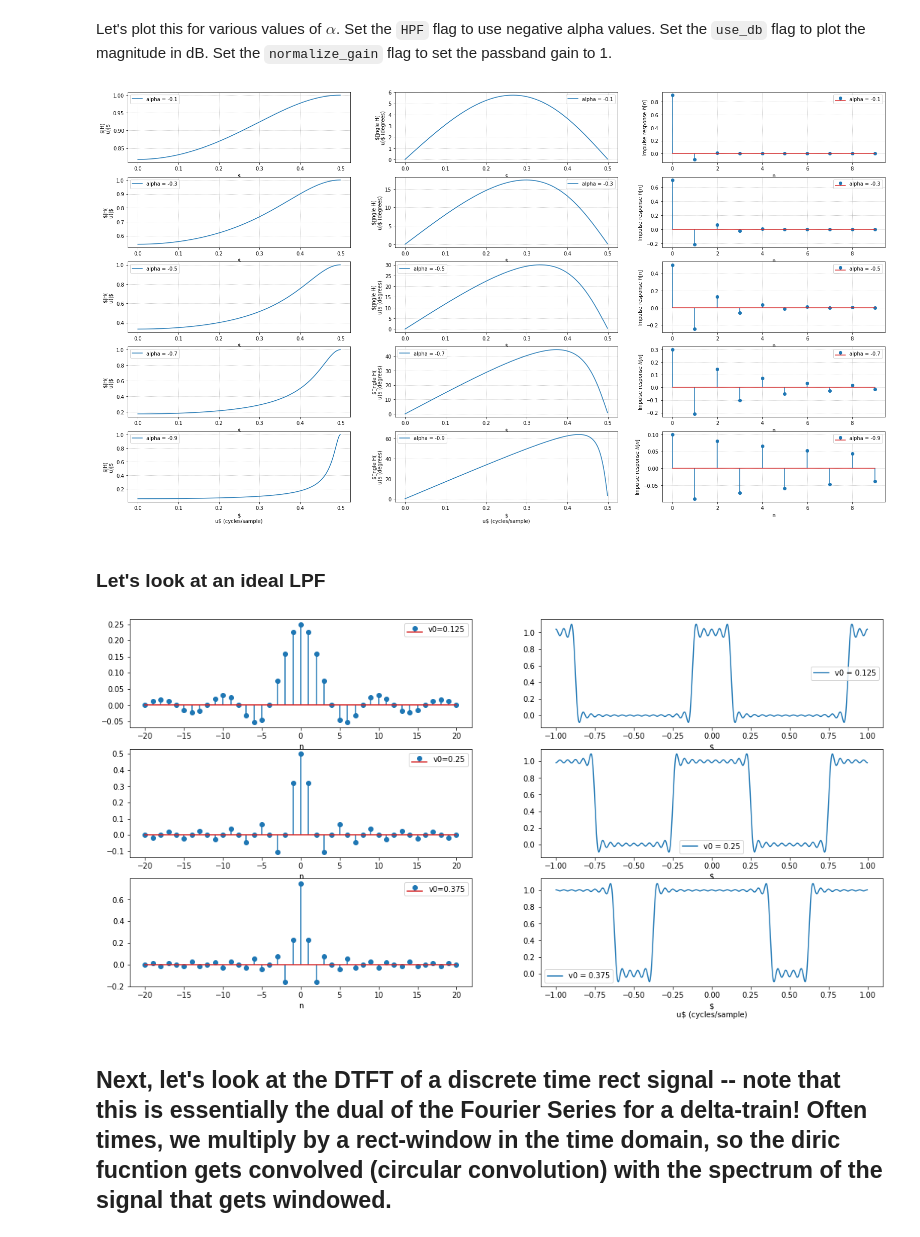
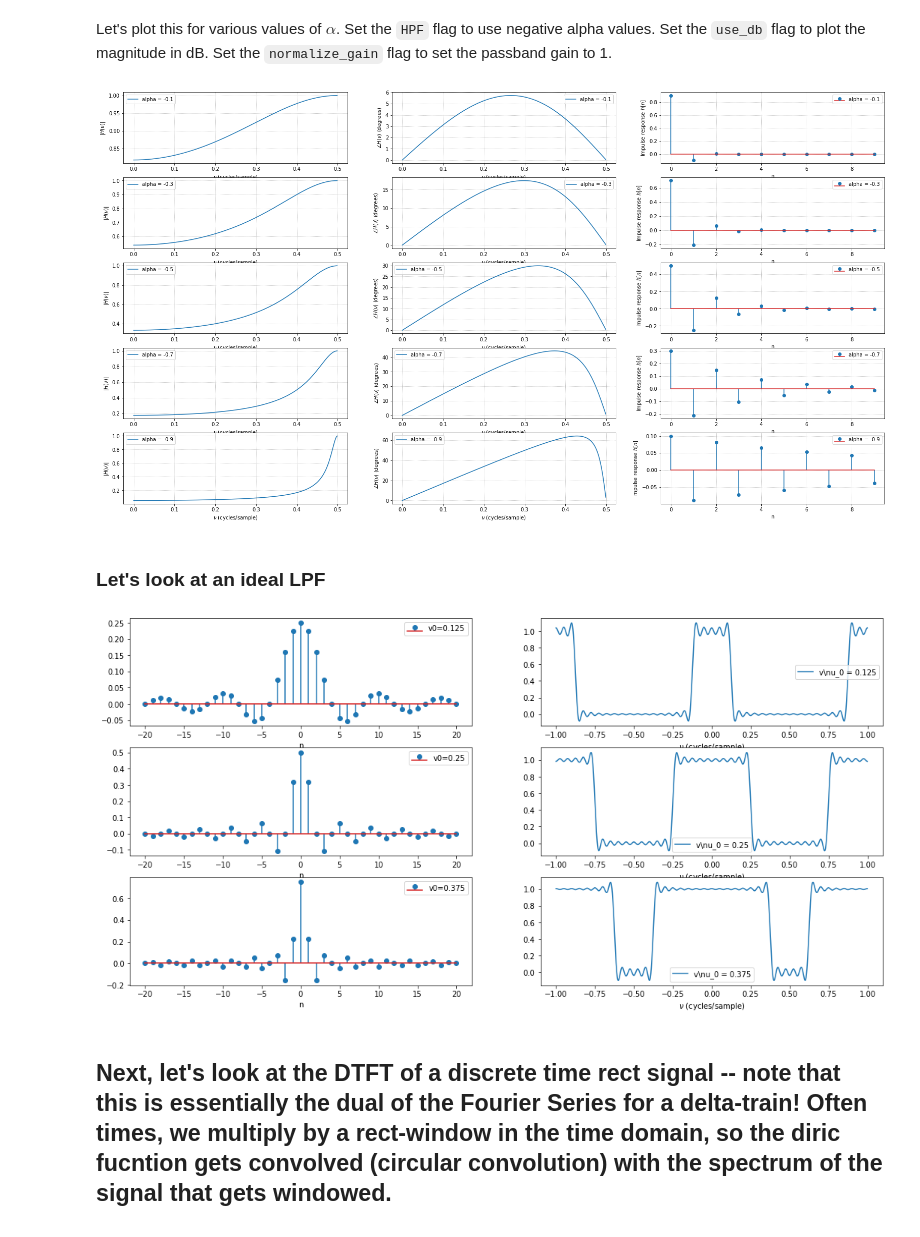
Before and after one commit to keithchugg/ee301_spring2021, a Jupyter notebook: lecture_examples/DTFT_examples.ipynb, the cells around one changed output. Drawn from its saved outputs; the diff is of its cells as text; code cells hidden in the pictures.

```diff
--- a/lecture_examples/DTFT_examples.ipynb
+++ b/lecture_examples/DTFT_examples.ipynb
@@ -32,39 +32,39 @@ v = np.arange(0, 0.5, 0.001)
 n_time = np.arange(10)
 
 if HPF:
     alphas *= -1
 
 db_tag = ''
 
 N_rows = len(alphas)
 fig, ax = plt.subplots(N_rows, 3, figsize=(27, N_rows * 3))
 
 for i, alpha in enumerate(alphas):
     H = H_AR1(v, alpha, normalize_gain=normalize_gain)
     h = alpha ** n_time
     if normalize_gain:
         h *= (1 - np.abs(alpha))
     H_mag = np.abs(H)
     if use_db:
         H_mag = 10 * np.log10(H_mag)
         db_tag = '(dB)'
     ax[i][0].plot(v, H_mag, label=f'alpha = {alpha}')
     ax[i][1].plot(v, np.unwrap(np.angle(H)) * (180 / np.pi), label=f'alpha = {alpha}')
     ax[i][2].stem(n_time, h, label=f'alpha = {alpha}')
 
-    ax[i][0].set_xlabel('$\nu$ (cycles/sample)')
-    ax[i][1].set_xlabel('$\nu$ (cycles/sample)')
+    ax[i][0].set_xlabel(r'$\nu$ (cycles/sample)')
+    ax[i][1].set_xlabel(r'$\nu$ (cycles/sample)')
     ax[i][2].set_xlabel('n')
 
-    ax[i][0].set_ylabel(f'$|H(\nu)|$ {db_tag}')
-    ax[i][1].set_ylabel(f'$\angle H(\nu)$ (degrees)')
-    ax[i][2].set_ylabel('Impulse response $h[n]$')
+    ax[i][0].set_ylabel(r'$|H(\nu)|$ ' + f'{db_tag}')
+    ax[i][1].set_ylabel(r'$\angle H(\nu)$ ' + f'(degrees)')
+    ax[i][2].set_ylabel(r'Impulse response $h[n]$')
 
     for j in range(3):
         ax[i][j].legend()
         ax[i][j].grid(linestyle=':')
 # %% [output]
-[figure, old version]
+[figure, new version]
 # %% [markdown]
 ### Let's look at an ideal LPF
 # %%
@@ -93,11 +93,11 @@ for k, v0 in enumerate(cut_off_freqs):
     H = np.ones(len(v)) * h[M]
     for n in range(1, M+ 1):
         H += 2 * h[n + M] * np.cos(2 * np.pi * n * v)
-    ax[k][1].plot(v, H, label=f'v0 = {v0}')
-    ax[k][1].set_xlabel('$\nu$ (cycles/sample)')
+    ax[k][1].plot(v, H, label=r'v\nu_0 = ' + f'{v0}')
+    ax[k][1].set_xlabel(r'$\nu$ (cycles/sample)')
     ax[k][1].legend()
 # %% [output]
-[figure, old version]
+[figure, new version]
 # %% [markdown]
 ## Next, let's look at the DTFT of a discrete time rect signal -- note that this is essentially the dual of the Fourier Series for a delta-train!  Often times, we multiply by a rect-window in the time domain, so the diric fucntion gets convolved (circular convolution) with the spectrum of the signal that gets windowed.
 # %%
```
Also changed, not shown: parts of 5 cells of this notebook, 4 other files.
